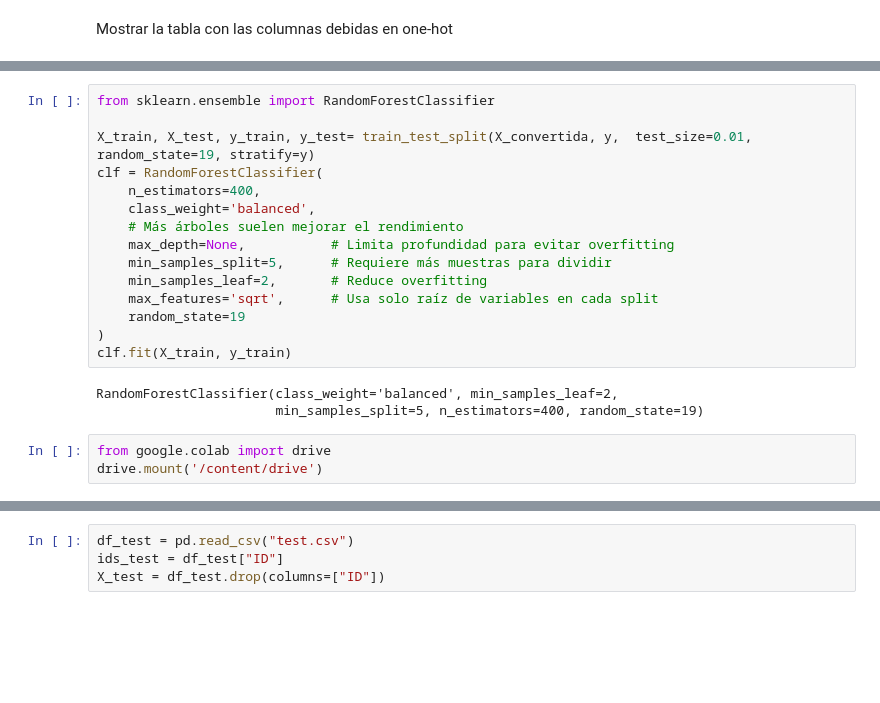
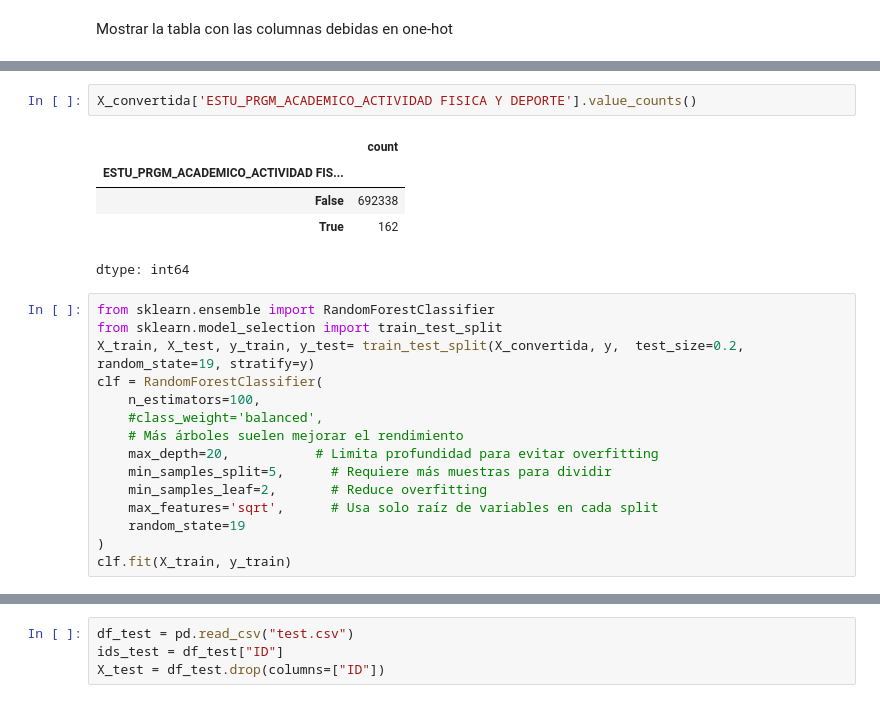
Before and after one commit to Nomaqui/ENTREGAS, a Jupyter notebook: 02 - preprocesado.ipynb, the cells around one changed output, grey strips where cells are left out. Drawn from its saved outputs; the diff is of its cells as text; blank space fills up the shorter version.

Commit message:
Se creó con Colab

```diff
--- a/02 - preprocesado.ipynb
+++ b/02 - preprocesado.ipynb
@@ -44,24 +84,26 @@ Mostrar la tabla con las columnas debidas en one-hot
+# %%
+X_convertida['ESTU_PRGM_ACADEMICO_ACTIVIDAD FISICA Y DEPORTE'].value_counts()
+# %% [output]
+|  | count |
+| ESTU_PRGM_ACADEMICO_ACTIVIDAD FIS... |  |
+| False | 692338 |
+| True | 162 |
+dtype: int64
 # %%
 from sklearn.ensemble import RandomForestClassifier
-
-X_train, X_test, y_train, y_test= train_test_split(X_convertida, y,  test_size=0.01, random_state=19, stratify=y)
+from sklearn.model_selection import train_test_split
+X_train, X_test, y_train, y_test= train_test_split(X_convertida, y,  test_size=0.2, random_state=19, stratify=y)
 clf = RandomForestClassifier(
-    n_estimators=400,
-    class_weight='balanced',
+    n_estimators=100,
+    #class_weight='balanced',
     # Más árboles suelen mejorar el rendimiento
-    max_depth=None,           # Limita profundidad para evitar overfitting
+    max_depth=20,           # Limita profundidad para evitar overfitting
     min_samples_split=5,      # Requiere más muestras para dividir
     min_samples_leaf=2,       # Reduce overfitting
     max_features='sqrt',      # Usa solo raíz de variables en cada split
     random_state=19
 )
 clf.fit(X_train, y_train)
-# %% [output]
-RandomForestClassifier(class_weight='balanced', min_samples_leaf=2,
-                       min_samples_split=5, n_estimators=400, random_state=19)
-# %%
-from google.colab import drive
-drive.mount('/content/drive')
 # %%
 from sklearn.metrics import classification_report, confusion_matrix
 
```
Also changed, not shown: parts of 5 cells of this notebook.
